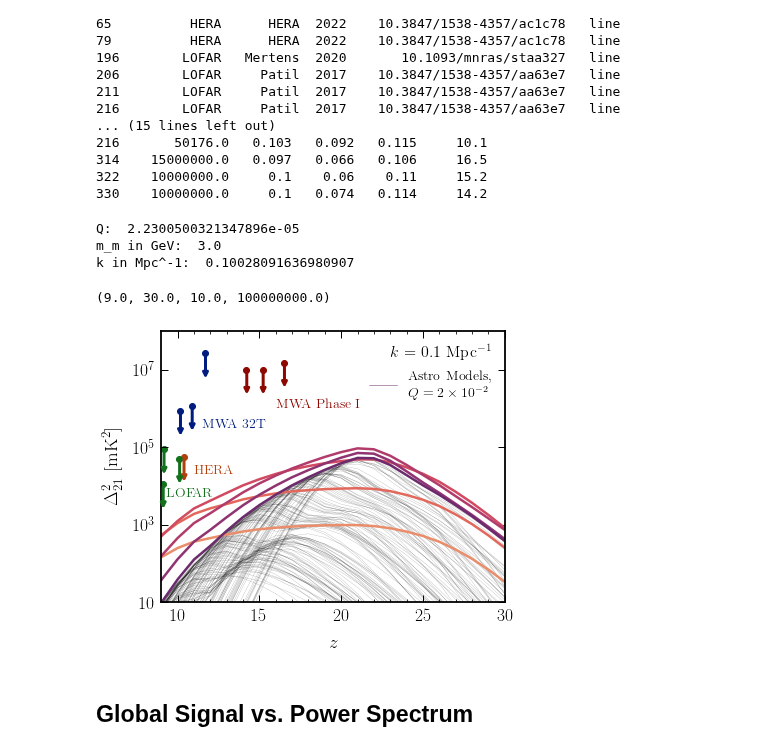
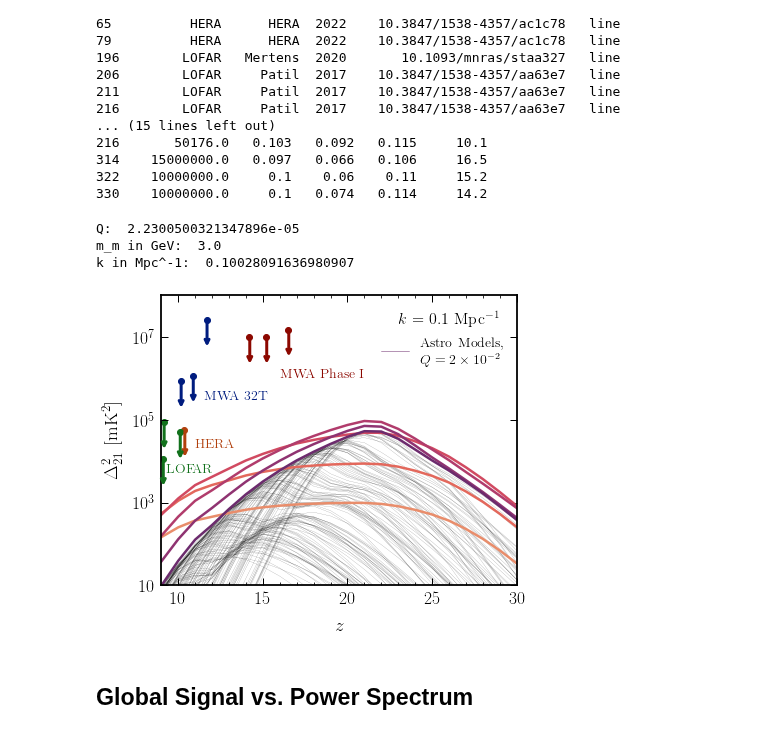
Before and after one commit to hongwanliu/millicharged_DM_with_bath, a Jupyter notebook: notebooks/combine_diff_models.ipynb, the cells around one changed output. Drawn from its saved outputs; the diff is of its cells as text; code cells hidden in the pictures.

```diff
--- a/notebooks/combine_diff_models.ipynb
+++ b/notebooks/combine_diff_models.ipynb
@@ -304,36 +302,37 @@ palette = sns.color_palette('dark')
 color_dict = {'MWA 32T': palette[0], 'HERA': palette[1], 'LOFAR': palette[2], 'MWA phase I': palette[3]}
 
 for z,delta_squared,tele in zip(
     rel_bounds_df['redshift'], rel_bounds_df['delta_squared'], rel_bounds_df['telescope']
 ):
 
     plt.scatter(z, delta_squared, color=color_dict[tele], linewidth=1)
 
     ax.annotate(
         "", xy=(z*1.002, delta_squared),
         xytext=(z*1.002, delta_squared/5),
         arrowprops=dict(arrowstyle="<-", color=color_dict[tele], linewidth=3)
     )
 
 # plt.text(x=10, y=3e5, s=r'$m_\mathrm{m}$ = 3 GeV', fontsize=16)
 plt.text(x=23, y=2e7, s=r'$k$ = 0.1 Mpc$^{-1}$', fontsize=16)
 
 plt.text(x=11.5, y=3e5, s='MWA 32T', fontsize=14, color=palette[0])
 plt.text(x=11, y=2e4, s='HERA', fontsize=14, color=palette[1])
 plt.text(x=9.3, y=5e3, s='LOFAR', fontsize=14, color=palette[2])
 plt.text(x=16, y=1e6, s='MWA Phase I', fontsize=14, color=palette[3])
 
 plt.legend(ncol=2, fontsize=14, loc='upper right', bbox_to_anchor=(1, 0.9))
 
 plt.axis([9, 30, 10, 1e8])
 
-plt.savefig('plots/power_spec.pdf', bbox_inches='tight')
+plt.tight_layout()
+
+plt.savefig('plots/power_spec.pdf')
 # %% [output]
 Q:  2.2300500321347896e-05
 m_m in GeV:  3.0
 k in Mpc^-1:  0.10028091636980907
-(9.0, 30.0, 10.0, 100000000.0)
-[figure, old version]
+[figure, new version]
 # %% [markdown]
 ## Global Signal vs. Power Spectrum
 # %%
```
Also changed, not shown: parts of 4 cells of this notebook, 4 other files.
